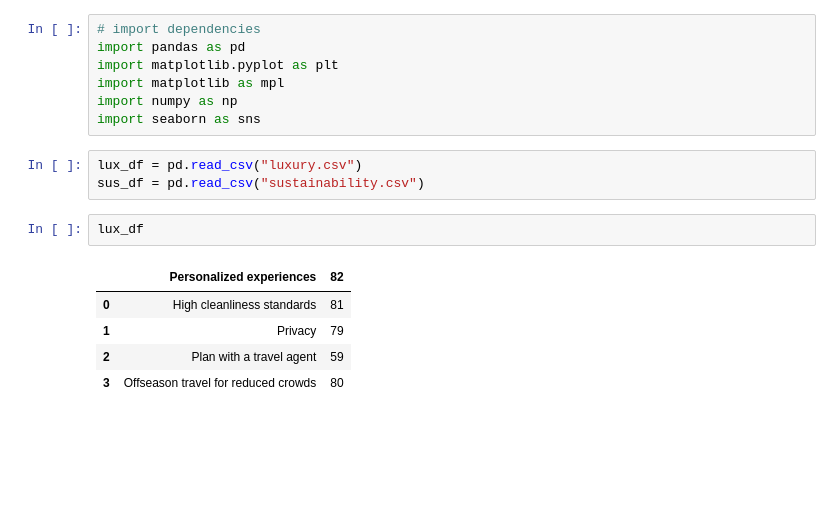
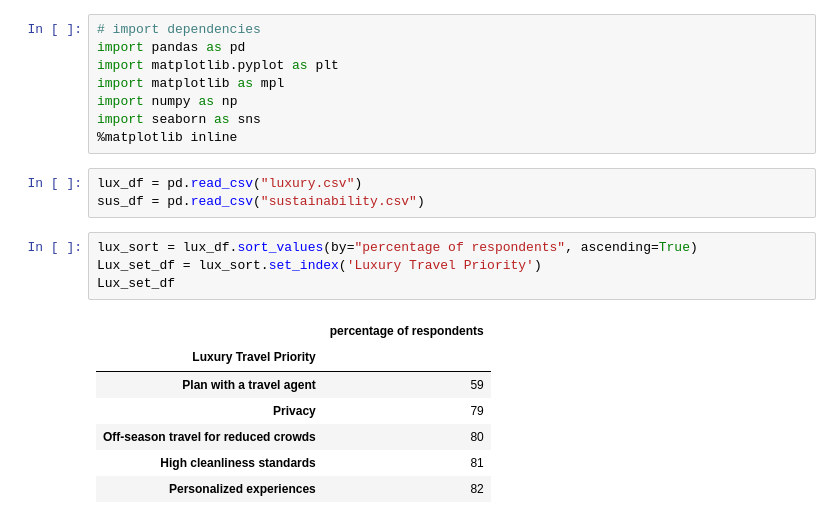
Before and after one commit to LeeProut/travel-trends, a Jupyter notebook: travel-trends.ipynb, the cells around one changed output. Cells and saved outputs as stored; diff of their text form; blank space fills up the shorter version.

```diff
--- a/travel-trends.ipynb
+++ b/travel-trends.ipynb
@@ -5,14 +5,19 @@ import matplotlib.pyplot as plt
 import matplotlib as mpl
 import numpy as np
 import seaborn as sns
+%matplotlib inline
 # %%
 lux_df = pd.read_csv("luxury.csv")
 sus_df = pd.read_csv("sustainability.csv")
-# %%
-lux_df
-# %% [output]
-|  | Personalized experiences | 82 |
-| 0 | High cleanliness standards | 81 |
-| 1 | Privacy | 79 |
-| 2 | Plan with a travel agent | 59 |
-| 3 | Offseason travel for reduced crowds | 80 |
+# %%
+lux_sort = lux_df.sort_values(by="percentage of respondents", ascending=True)
+Lux_set_df = lux_sort.set_index('Luxury Travel Priority')
+Lux_set_df
+# %% [output]
+|  | percentage of respondents |
+| Luxury Travel Priority |  |
+| Plan with a travel agent | 59 |
+| Privacy | 79 |
+| Off-season travel for reduced crowds | 80 |
+| High cleanliness standards | 81 |
+| Personalized experiences | 82 |
```
Also changed, not shown: parts of 6 cells of this notebook, 2 other files.
